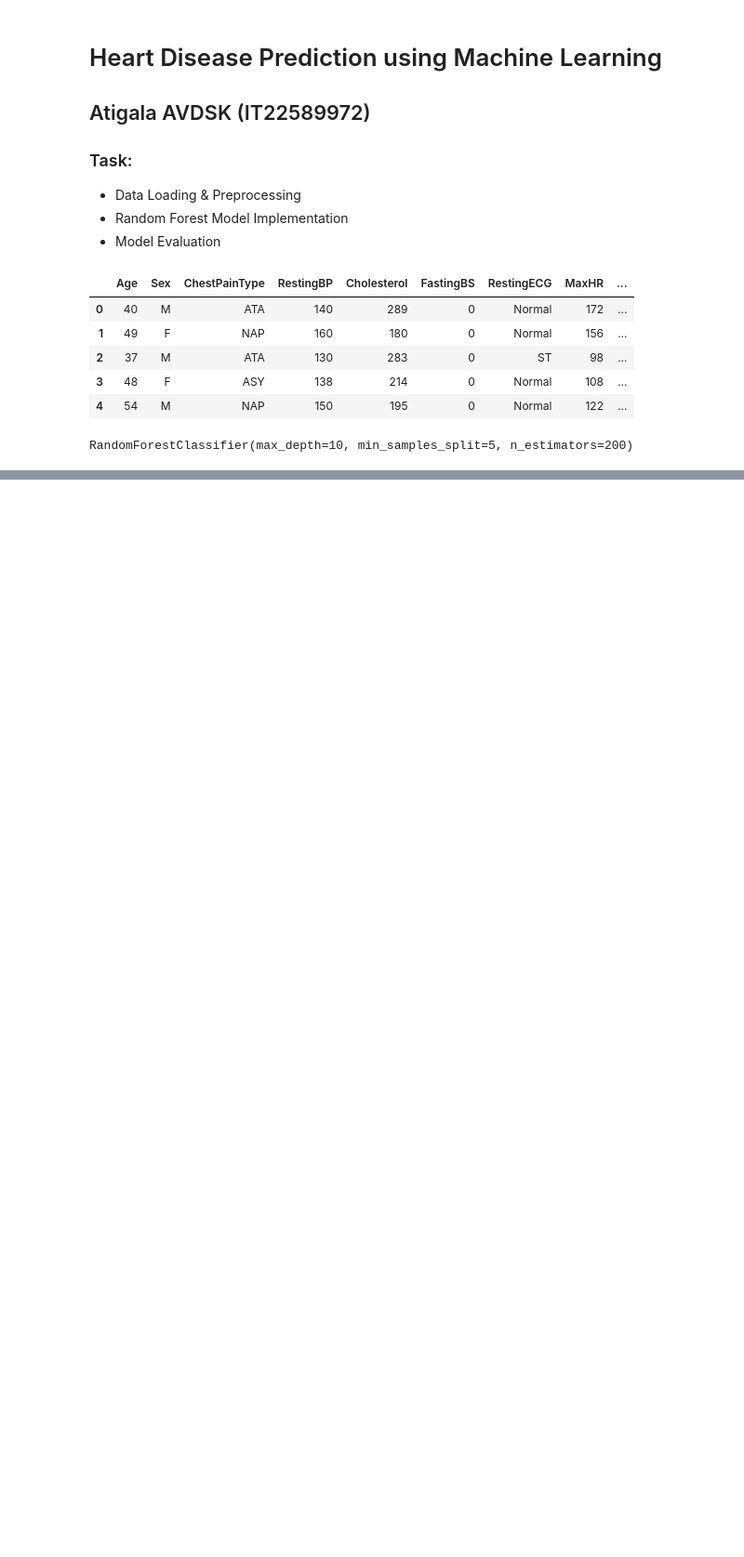
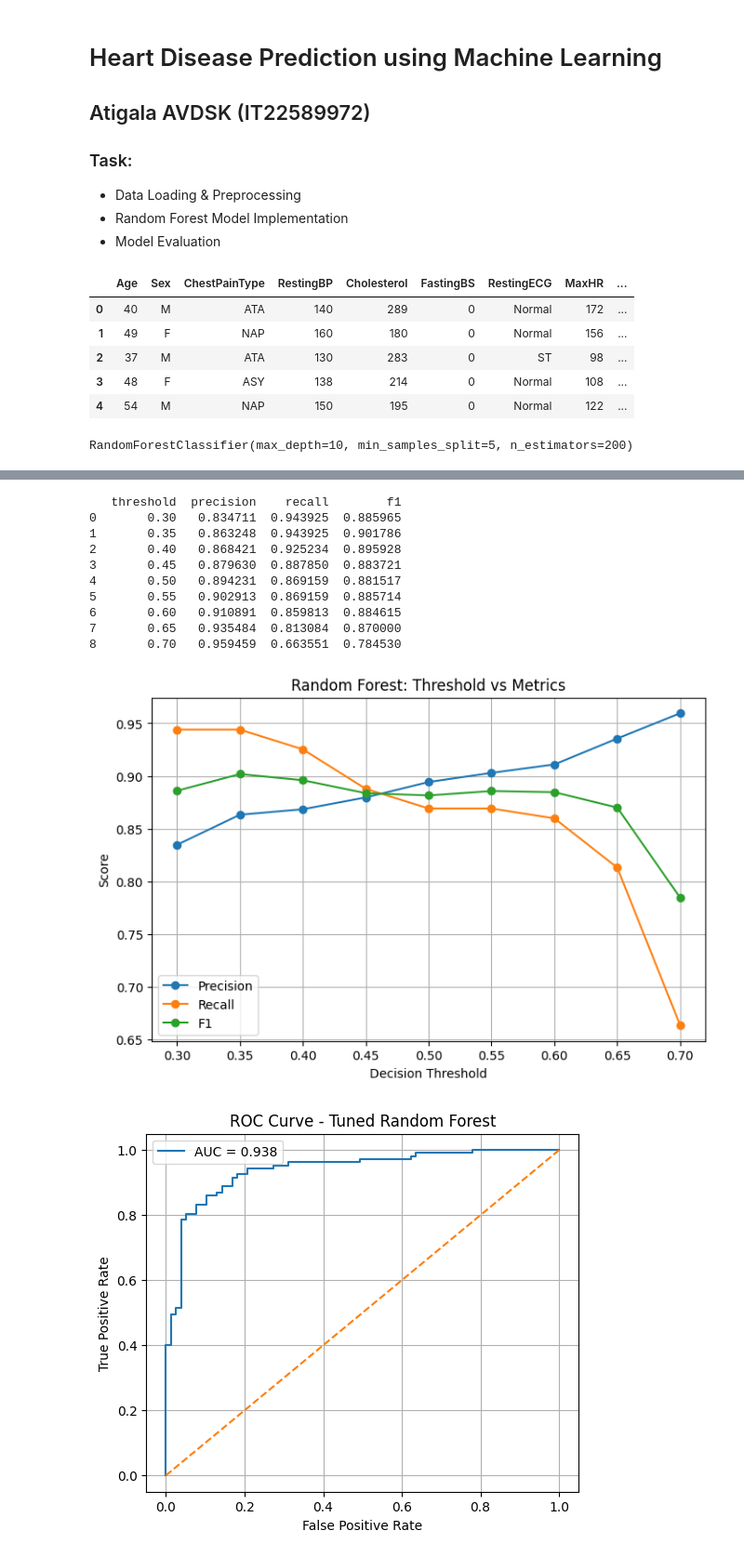
Before and after one commit to santhuxx/heart-disease-ml-classification, a Jupyter notebook: random_forest/random_forest.ipynb, the cells around one changed output, grey strips where cells are left out. Shown at 93% size. Saved outputs shown, nothing was run; the diff lists cells and outputs as text; code cells hidden in the pictures; blank space fills up the shorter version.

Commit message:
Add Random Forest notebook and results

```diff
--- a/random_forest/random_forest.ipynb
+++ b/random_forest/random_forest.ipynb
@@ -110,7 +109,0 @@ plt.show()
-# %%
-import json
-
-results = {"Random Forest": rf_accuracy}
-
-with open("../comparison/random_forest.json", "w") as f:
-    json.dump(results, f)
@@ -116,0 +197,53 @@ with open("../comparison/random_forest.json", "w") as f:
+# %%
+# Decision threshold optimization
+thresholds = [i / 100 for i in range(30, 71, 5)]
+rf_threshold_results = []
+
+for t in thresholds:
+    y_pred_thr = (y_proba_rf_tuned >= t).astype(int)
+    rf_threshold_results.append(
+        {
+            "threshold": t,
+            "precision": precision_score(y_test, y_pred_thr),
+            "recall": recall_score(y_test, y_pred_thr),
+            "f1": f1_score(y_test, y_pred_thr),
+        }
+    )
+
+rf_threshold_df = pd.DataFrame(rf_threshold_results)
+print(rf_threshold_df)
+
+plt.figure(figsize=(8, 5))
+plt.plot(rf_threshold_df["threshold"], rf_threshold_df["precision"], marker="o", label="Precision")
+plt.plot(rf_threshold_df["threshold"], rf_threshold_df["recall"], marker="o", label="Recall")
+plt.plot(rf_threshold_df["threshold"], rf_threshold_df["f1"], marker="o", label="F1")
+plt.xlabel("Decision Threshold")
+plt.ylabel("Score")
+plt.title("Random Forest: Threshold vs Metrics")
+plt.legend()
+plt.grid(True)
+plt.show()
+
+fpr_rf, tpr_rf, _ = roc_curve(y_test, y_proba_rf_tuned)
+plt.figure(figsize=(6, 5))
+plt.plot(fpr_rf, tpr_rf, label=f"AUC = {roc_auc_score(y_test, y_proba_rf_tuned):.3f}")
+plt.plot([0, 1], [0, 1], linestyle="--")
+plt.xlabel("False Positive Rate")
+plt.ylabel("True Positive Rate")
+plt.title("ROC Curve - Tuned Random Forest")
+plt.legend()
+plt.grid(True)
+plt.show()
+# %% [output]
+   threshold  precision    recall        f1
+0       0.30   0.834711  0.943925  0.885965
+1       0.35   0.863248  0.943925  0.901786
+2       0.40   0.868421  0.925234  0.895928
+3       0.45   0.879630  0.887850  0.883721
+4       0.50   0.894231  0.869159  0.881517
+5       0.55   0.902913  0.869159  0.885714
+6       0.60   0.910891  0.859813  0.884615
+7       0.65   0.935484  0.813084  0.870000
+8       0.70   0.959459  0.663551  0.784530
+[figure, added]
+[figure, added]
```
Also changed, not shown: parts of 8 cells of this notebook, 1 other file.
